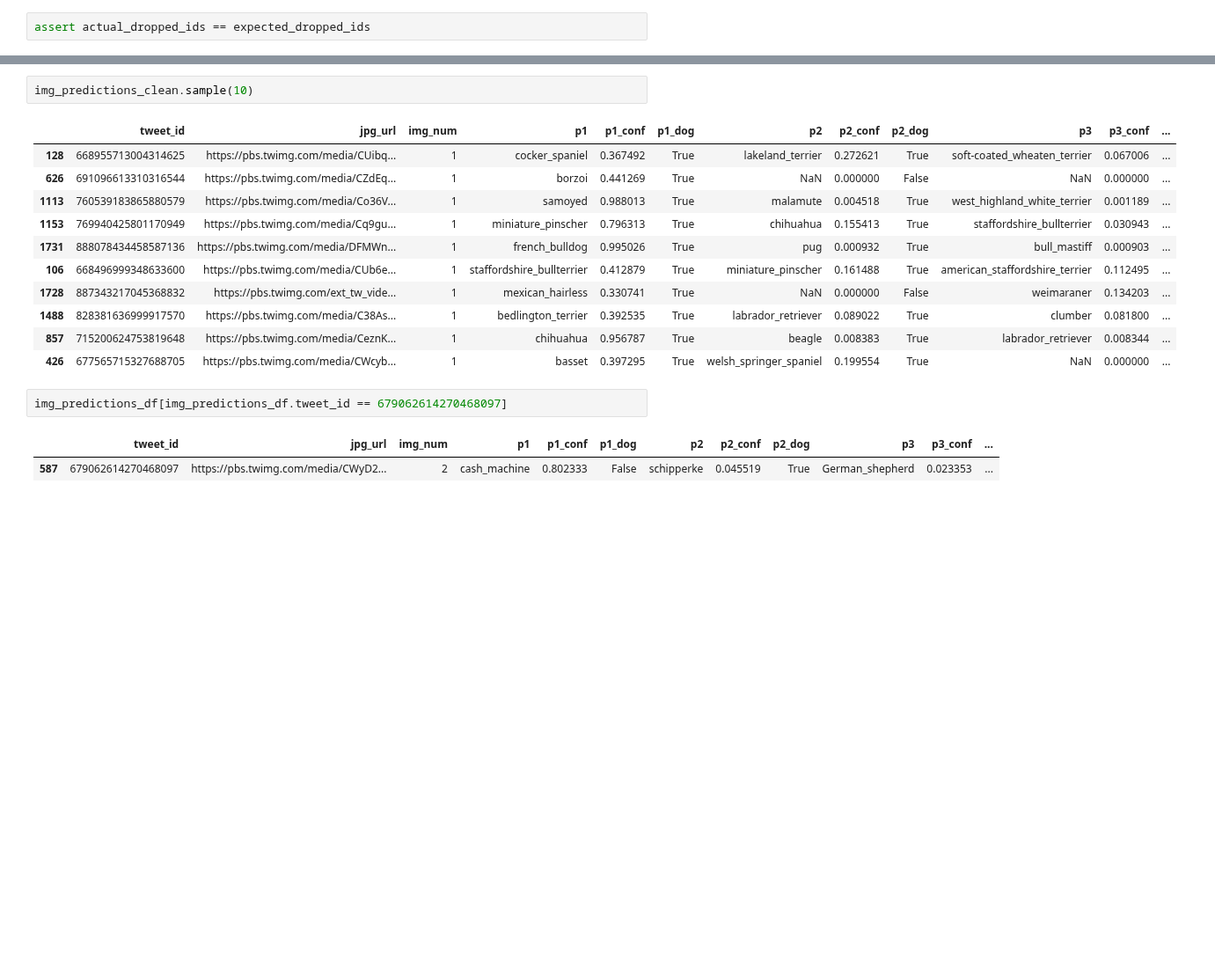
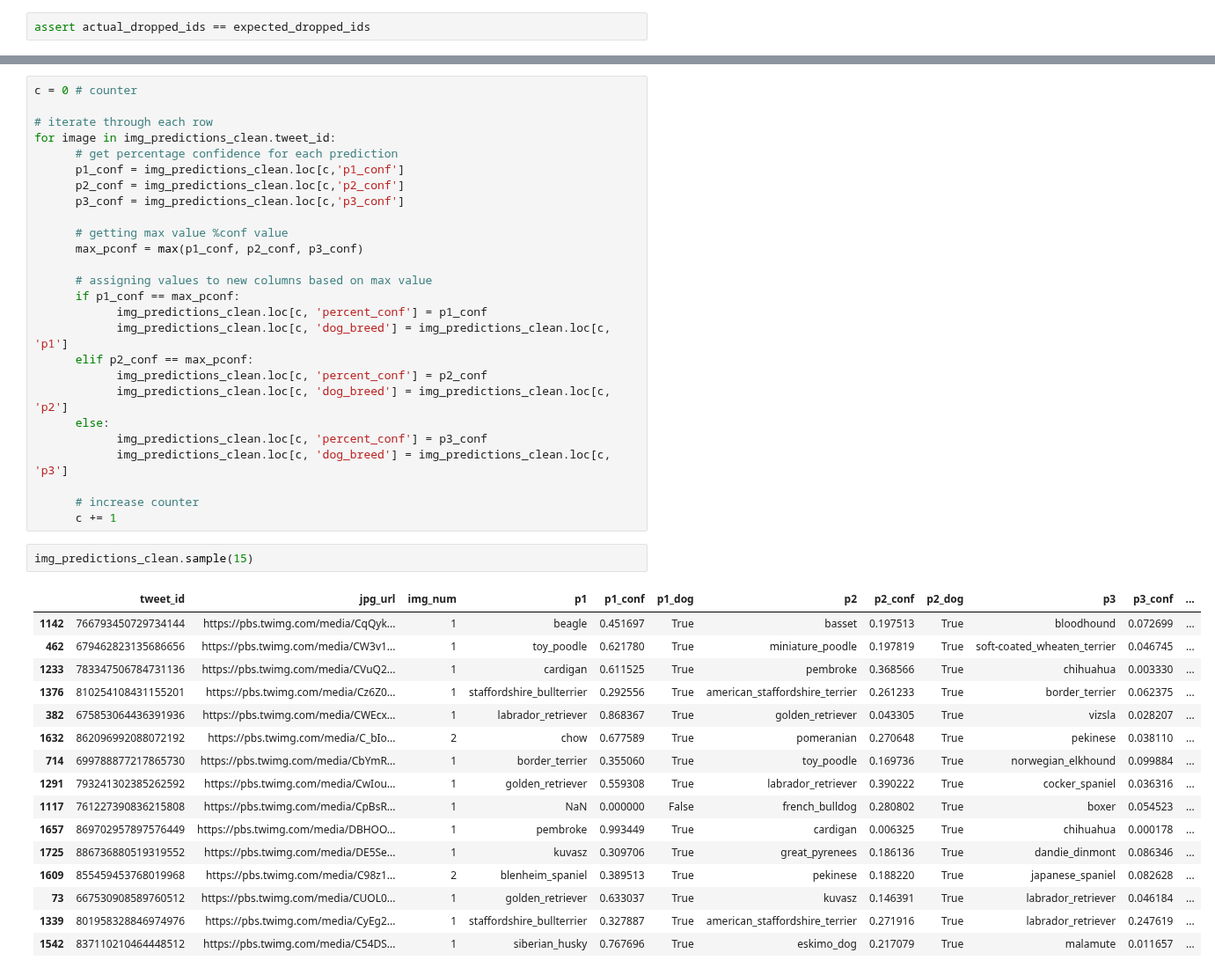
Before and after one commit to EsosaOrumwese/ALX-T-Nanodegree, a Jupyter notebook: Data Analytics/Projects/WeRateDogs Twitter/WeRateDogs Twitter_Data Wrangling Project.ipynb, the cells around one changed output, grey strips where cells are left out. Shown at 88% size. Saved outputs shown, nothing was run; the diff lists cells and outputs as text; blank space fills up the shorter version.

Commit message:
At the tail end of cleaning.

```diff
--- a/Data Analytics/Projects/WeRateDogs Twitter/WeRateDogs Twitter_Data Wrangling Project.ipynb
+++ b/Data Analytics/Projects/WeRateDogs Twitter/WeRateDogs Twitter_Data Wrangling Project.ipynb
@@ -1031,19 +1040,45 @@ assert actual_dropped_ids == expected_dropped_ids
+# %%
+c = 0 # counter
+
+# iterate through each row
+for image in img_predictions_clean.tweet_id:
+      # get percentage confidence for each prediction
+      p1_conf = img_predictions_clean.loc[c,'p1_conf']
+      p2_conf = img_predictions_clean.loc[c,'p2_conf']
+      p3_conf = img_predictions_clean.loc[c,'p3_conf']
+
+      # getting max value %conf value
+      max_pconf = max(p1_conf, p2_conf, p3_conf)
+
+      # assigning values to new columns based on max value
+      if p1_conf == max_pconf:
+            img_predictions_clean.loc[c, 'percent_conf'] = p1_conf
+            img_predictions_clean.loc[c, 'dog_breed'] = img_predictions_clean.loc[c, 'p1']
+      elif p2_conf == max_pconf:
+            img_predictions_clean.loc[c, 'percent_conf'] = p2_conf
+            img_predictions_clean.loc[c, 'dog_breed'] = img_predictions_clean.loc[c, 'p2']
+      else:
+            img_predictions_clean.loc[c, 'percent_conf'] = p3_conf
+            img_predictions_clean.loc[c, 'dog_breed'] = img_predictions_clean.loc[c, 'p3']
+
+      # increase counter
+      c += 1
 # %%
-img_predictions_clean.sample(10)
+img_predictions_clean.sample(15)
 # %% [output]
 |  | tweet_id | jpg_url | img_num | p1 | p1_conf | p1_dog | p2 | p2_conf | p2_dog | p3 | p3_conf | ... |
-| 128 | 668955713004314625 | https://pbs.twimg.com/media/CUibq... | 1 | cocker_spaniel | 0.367492 | True | lakeland_terrier | 0.272621 | True | soft-coated_wheaten_terrier | 0.067006 | ... |
-| 626 | 691096613310316544 | https://pbs.twimg.com/media/CZdEq... | 1 | borzoi | 0.441269 | True | NaN | 0.000000 | False | NaN | 0.000000 | ... |
-| 1113 | 760539183865880579 | https://pbs.twimg.com/media/Co36V... | 1 | samoyed | 0.988013 | True | malamute | 0.004518 | True | west_highland_white_terrier | 0.001189 | ... |
-| 1153 | 769940425801170949 | https://pbs.twimg.com/media/Cq9gu... | 1 | miniature_pinscher | 0.796313 | True | chihuahua | 0.155413 | True | staffordshire_bullterrier | 0.030943 | ... |
-| 1731 | 888078434458587136 | https://pbs.twimg.com/media/DFMWn... | 1 | french_bulldog | 0.995026 | True | pug | 0.000932 | True | bull_mastiff | 0.000903 | ... |
-| 106 | 668496999348633600 | https://pbs.twimg.com/media/CUb6e... | 1 | staffordshire_bullterrier | 0.412879 | True | miniature_pinscher | 0.161488 | True | american_staffordshire_terrier | 0.112495 | ... |
-| 1728 | 887343217045368832 | https://pbs.twimg.com/ext_tw_vide... | 1 | mexican_hairless | 0.330741 | True | NaN | 0.000000 | False | weimaraner | 0.134203 | ... |
-| 1488 | 828381636999917570 | https://pbs.twimg.com/media/C38As... | 1 | bedlington_terrier | 0.392535 | True | labrador_retriever | 0.089022 | True | clumber | 0.081800 | ... |
-| 857 | 715200624753819648 | https://pbs.twimg.com/media/CeznK... | 1 | chihuahua | 0.956787 | True | beagle | 0.008383 | True | labrador_retriever | 0.008344 | ... |
-| 426 | 677565715327688705 | https://pbs.twimg.com/media/CWcyb... | 1 | basset | 0.397295 | True | welsh_springer_spaniel | 0.199554 | True | NaN | 0.000000 | ... |
+| 1142 | 766793450729734144 | https://pbs.twimg.com/media/CqQyk... | 1 | beagle | 0.451697 | True | basset | 0.197513 | True | bloodhound | 0.072699 | ... |
+| 462 | 679462823135686656 | https://pbs.twimg.com/media/CW3v1... | 1 | toy_poodle | 0.621780 | True | miniature_poodle | 0.197819 | True | soft-coated_wheaten_terrier | 0.046745 | ... |
+| 1233 | 783347506784731136 | https://pbs.twimg.com/media/CVuQ2... | 1 | cardigan | 0.611525 | True | pembroke | 0.368566 | True | chihuahua | 0.003330 | ... |
+| 1376 | 810254108431155201 | https://pbs.twimg.com/media/Cz6Z0... | 1 | staffordshire_bullterrier | 0.292556 | True | american_staffordshire_terrier | 0.261233 | True | border_terrier | 0.062375 | ... |
+| 382 | 675853064436391936 | https://pbs.twimg.com/media/CWEcx... | 1 | labrador_retriever | 0.868367 | True | golden_retriever | 0.043305 | True | vizsla | 0.028207 | ... |
+| 1632 | 862096992088072192 | https://pbs.twimg.com/media/C_bIo... | 2 | chow | 0.677589 | True | pomeranian | 0.270648 | True | pekinese | 0.038110 | ... |
+| 714 | 699788877217865730 | https://pbs.twimg.com/media/CbYmR... | 1 | border_terrier | 0.355060 | True | toy_poodle | 0.169736 | True | norwegian_elkhound | 0.099884 | ... |
+| 1291 | 793241302385262592 | https://pbs.twimg.com/media/CwIou... | 1 | golden_retriever | 0.559308 | True | labrador_retriever | 0.390222 | True | cocker_spaniel | 0.036316 | ... |
+| 1117 | 761227390836215808 | https://pbs.twimg.com/media/CpBsR... | 1 | NaN | 0.000000 | False | french_bulldog | 0.280802 | True | boxer | 0.054523 | ... |
+| 1657 | 869702957897576449 | https://pbs.twimg.com/media/DBHOO... | 1 | pembroke | 0.993449 | True | cardigan | 0.006325 | True | chihuahua | 0.000178 | ... |
+| 1725 | 886736880519319552 | https://pbs.twimg.com/media/DE5Se... | 1 | kuvasz | 0.309706 | True | great_pyrenees | 0.186136 | True | dandie_dinmont | 0.086346 | ... |
+| 1609 | 855459453768019968 | https://pbs.twimg.com/media/C98z1... | 2 | blenheim_spaniel | 0.389513 | True | pekinese | 0.188220 | True | japanese_spaniel | 0.082628 | ... |
+| 73 | 667530908589760512 | https://pbs.twimg.com/media/CUOL0... | 1 | golden_retriever | 0.633037 | True | kuvasz | 0.146391 | True | labrador_retriever | 0.046184 | ... |
+| 1339 | 801958328846974976 | https://pbs.twimg.com/media/CyEg2... | 1 | staffordshire_bullterrier | 0.327887 | True | american_staffordshire_terrier | 0.271916 | True | labrador_retriever | 0.247619 | ... |
+| 1542 | 837110210464448512 | https://pbs.twimg.com/media/C54DS... | 1 | siberian_husky | 0.767696 | True | eskimo_dog | 0.217079 | True | malamute | 0.011657 | ... |
-# %%
-img_predictions_df[img_predictions_df.tweet_id == 679062614270468097]
-# %% [output]
-|  | tweet_id | jpg_url | img_num | p1 | p1_conf | p1_dog | p2 | p2_conf | p2_dog | p3 | p3_conf | ... |
-| 587 | 679062614270468097 | https://pbs.twimg.com/media/CWyD2... | 2 | cash_machine | 0.802333 | False | schipperke | 0.045519 | True | German_shepherd | 0.023353 | ... |
```
Also changed, not shown: parts of 20 cells of this notebook.
